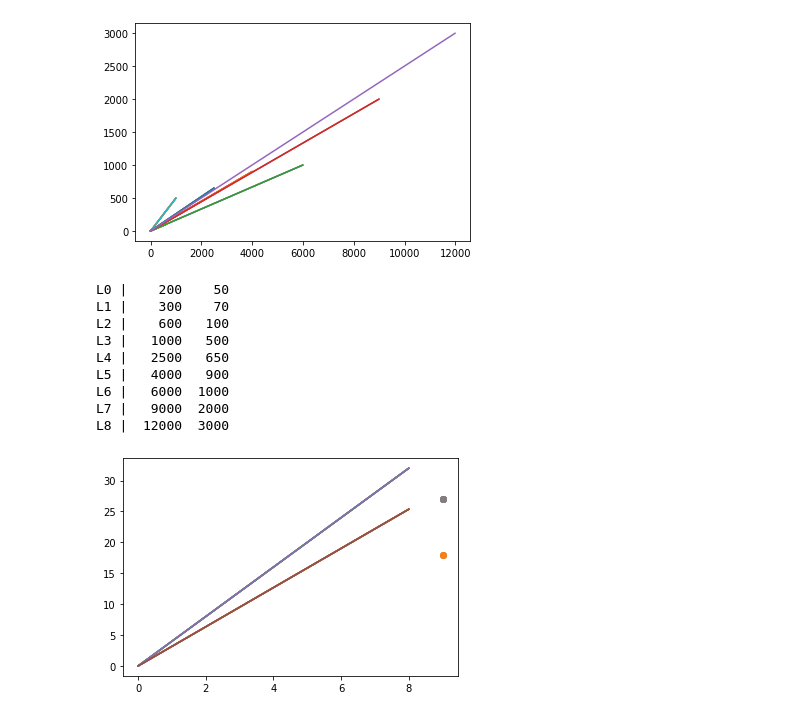
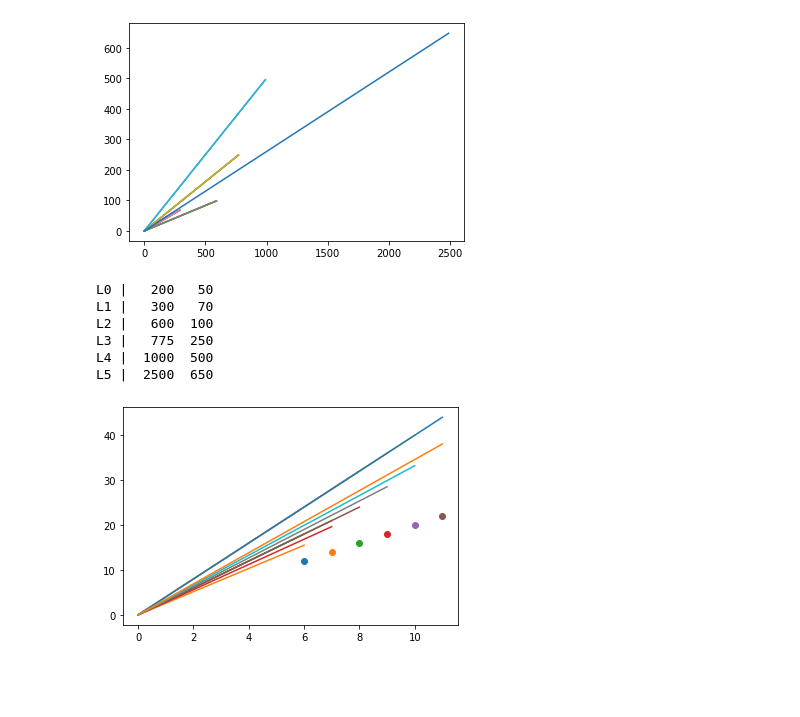
Before and after one commit to Pomidorka1234/Table-Efficiency, a Jupyter notebook: JupyModule.ipynb, the cells around one changed output. Cells and saved outputs as stored; diff of their text form; code cells hidden in the pictures; blank space fills up the shorter version.

```diff
--- a/JupyModule.ipynb
+++ b/JupyModule.ipynb
@@ -1,5 +1,5 @@
 # %%
-import TableTypes as TT
+import TableClasses as TC
 import math
 import dataclasses as DC
 import jupyter as JP
@@ -7,14 +7,14 @@ import EfficiencyAlgorithms as EA
 import matplotlib as mpl
 import numpy as np
 
-raw = [200, 50, 300, 70, 600, 100, 775, 250, 1000, 500, 2500, 650, 4000, 900, 6000, 1000, 9000, 2000, 12000, 3000]
+raw = [200, 50, 300, 70, 600, 100, 775, 250, 1000, 500, 2500, 650]
 Mbound = 4000
 #imports
 # %%
 from matplotlib import pyplot
 
 
-tbl = TT.BinaryTable(raw)
+tbl = TC.BinaryTable(raw)
 Depository = EA.BinaryAlgorithms(Mbound, tbl)
 copyDepo = Depository
 copyDepo2 = Depository
@@ -28,33 +28,30 @@ for i in range(tbl.label.height):
 
 #Plot given table values
 # %% [output]
-[figure, old version]
+[figure, new version]
 # %%
 print(tbl)
 
 Depository.gradientVector(True)
-Depository.M += 100
+Depository.setTable([9000, 2000])
 Depository.gradientVector(True)
-Depository.M += 100
+Depository.setTable([12000, 3000])
 Depository.gradientVector(True)
-Depository.M += 100
+Depository.setTable([14000, 4000])
 Depository.gradientVector(True)
-Depository.M += 100
+Depository.setTable([1250, 555])
 Depository.gradientVector(True)
-Depository.M += 100
+Depository.setTable([80, 650])
 Depository.gradientVector(True)
-Depository.M += 100
+Depository.setTable([825, 450])
 Depository.gradientVector(True)
-Depository.M += 100
+Depository.setTable([1750, 600])
 Depository.gradientVector(True)
 # %% [output]
-L0 |    200    50
-L1 |    300    70
-L2 |    600   100
-L3 |   1000   500
-L4 |   2500   650
-L5 |   4000   900
-L6 |   6000  1000
-L7 |   9000  2000
-L8 |  12000  3000
+L0 |   200   50
+L1 |   300   70
+L2 |   600  100
+L3 |   775  250
+L4 |  1000  500
+L5 |  2500  650
-[figure, old version]
+[figure, new version]
```
Also changed, not shown: 3 other files.
